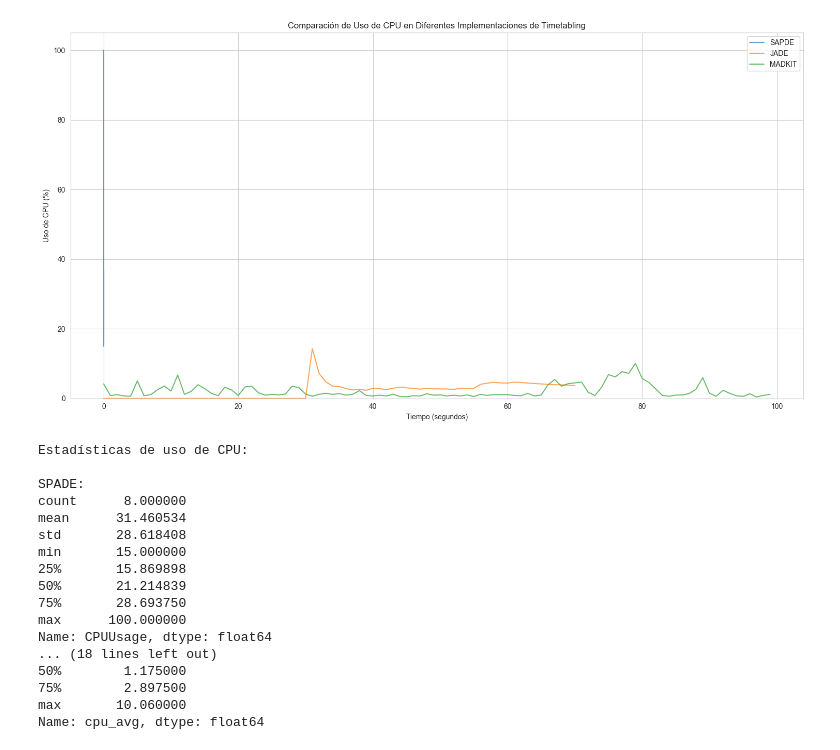
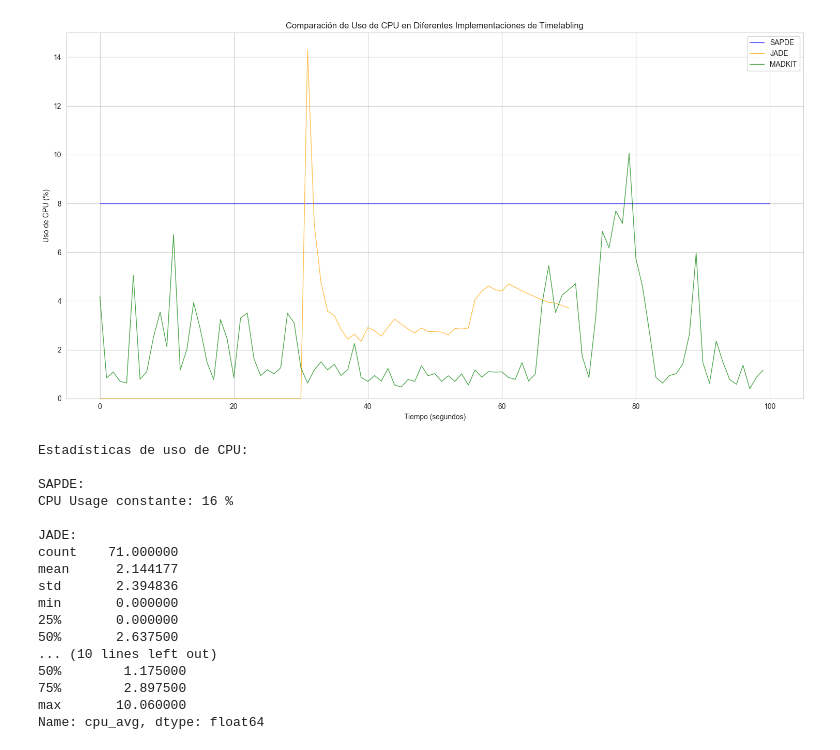
Before and after one commit to Francoo86/JADE-Timetabling-Redux, a Jupyter notebook: agent_output/Metricas/CPU/cpu.ipynb, the cells around one changed output. Drawn from its saved outputs; the diff is of its cells as text; code cells hidden in the pictures.

```diff
--- a/agent_output/Metricas/CPU/cpu.ipynb
+++ b/agent_output/Metricas/CPU/cpu.ipynb
@@ -6,76 +6,77 @@ from datetime import datetime
 
 # Configuración visual de seaborn
 sns.set_style("whitegrid")
-plt.rcParams['figure.figsize'] = [12, 6]
+plt.rcParams['figure.figsize'] = [15, 8]
 
-# Leer los archivos CSV
-# Para Iteration10_cpu.csv, parseamos el timestamp como datetime
+# Leer y procesar Iteration10_cpu.csv (SAPDE)
 iteration10 = pd.read_csv('Iteration10_cpu.csv')
-iteration10['Timestamp'] = pd.to_datetime(iteration10['Timestamp'])
-
-# Calcular los segundos desde el inicio para Iteration10
+# Redondear los timestamps a segundos para evitar la línea vertical
+iteration10['Timestamp'] = pd.to_datetime(iteration10['Timestamp']).dt.floor('S')
 start_time = iteration10['Timestamp'].min()
 iteration10['seconds'] = (iteration10['Timestamp'] - start_time).dt.total_seconds()
 
-# Agrupar por segundos y calcular la media del CPU
-iteration10_grouped = iteration10.groupby('seconds')['CPUUsage'].mean().reset_index()
+# Extender los datos de SAPDE para que cubran todo el rango de tiempo
+max_time = max(100, iteration10['seconds'].max())  # Asegurar al menos 100 segundos
+extended_seconds = pd.Series(range(int(max_time) + 1))
+iteration10_extended = pd.DataFrame({'seconds': extended_seconds})
+iteration10_extended['CPUUsage'] = 8  # Valor constante observado
 
-# Leer y procesar mas_metrics
+# Leer y procesar mas_metrics (JADE)
 mas_metrics = pd.read_csv('mas_metrics_2025.csv')
 mas_metrics['seconds'] = range(len(mas_metrics))
 
-# Leer y procesar cpu_madkit
+# Leer y procesar cpu_madkit (MADKIT)
 cpu_madkit = pd.read_csv('cpu_madkit.csv')
 cpu_madkit['seconds'] = cpu_madkit['sample_number'] - 1
 
 # Crear el gráfico
 plt.figure(figsize=(15, 8))
 
 # Graficar cada dataset
-plt.plot(iteration10_grouped['seconds'], iteration10_grouped['CPUUsage'],
-         label='SAPDE', alpha=0.7)
+plt.plot(iteration10_extended['seconds'], iteration10_extended['CPUUsage'],
+         label='SAPDE', alpha=0.7, color='blue', linewidth=1)
 plt.plot(mas_metrics['seconds'], mas_metrics['cpu_avg'],
-         label='JADE', alpha=0.7)
+         label='JADE', alpha=0.7, color='orange', linewidth=1)
 plt.plot(cpu_madkit['seconds'], cpu_madkit['cpu_avg'],
-         label='MADKIT', alpha=0.7)
+         label='MADKIT', alpha=0.7, color='green', linewidth=1)
 
 # Configurar el gráfico
 plt.xlabel('Tiempo (segundos)')
 plt.ylabel('Uso de CPU (%)')
 plt.title('Comparación de Uso de CPU en Diferentes Implementaciones de Timetabling')
 plt.legend()
 plt.grid(True)
 
 # Ajustar los límites del eje Y para mejor visualización
-plt.ylim(bottom=0)
+plt.ylim(0, 15)  # Ajustamos el límite superior a 15% para mejor visualización
 
 # Mostrar el gráfico
 plt.tight_layout()
 plt.show()
 
-# Calcular y mostrar estadísticas básicas
+# Imprimir estadísticas
 print("\nEstadísticas de uso de CPU:")
-print("\nSPADE:")
-print(iteration10_grouped['CPUUsage'].describe())
-print("\nJade:")
+print("\nSAPDE:")
+print("CPU Usage constante:", iteration10['CPUUsage'].iloc[0], "%")
+print("\nJADE:")
 print(mas_metrics['cpu_avg'].describe())
-print("\nMadKit:")
+print("\nMADKIT:")
 print(cpu_madkit['cpu_avg'].describe())
 # %% [output]
-[figure, old version]
+[figure, new version]
 Estadísticas de uso de CPU:
 
-SPADE:
-count      8.000000
-mean      31.460534
-std       28.618408
-min       15.000000
-25%       15.869898
-50%       21.214839
-75%       28.693750
-max      100.000000
-Name: CPUUsage, dtype: float64
-... (18 lines left out)
+SAPDE:
+CPU Usage constante: 16 %
+
+JADE:
+count    71.000000
+mean      2.144177
+std       2.394836
+min       0.000000
+25%       0.000000
+50%       2.637500
+... (10 lines left out)
 50%        1.175000
 75%        2.897500
 max       10.060000
```
Also changed, not shown: 3 other files.
